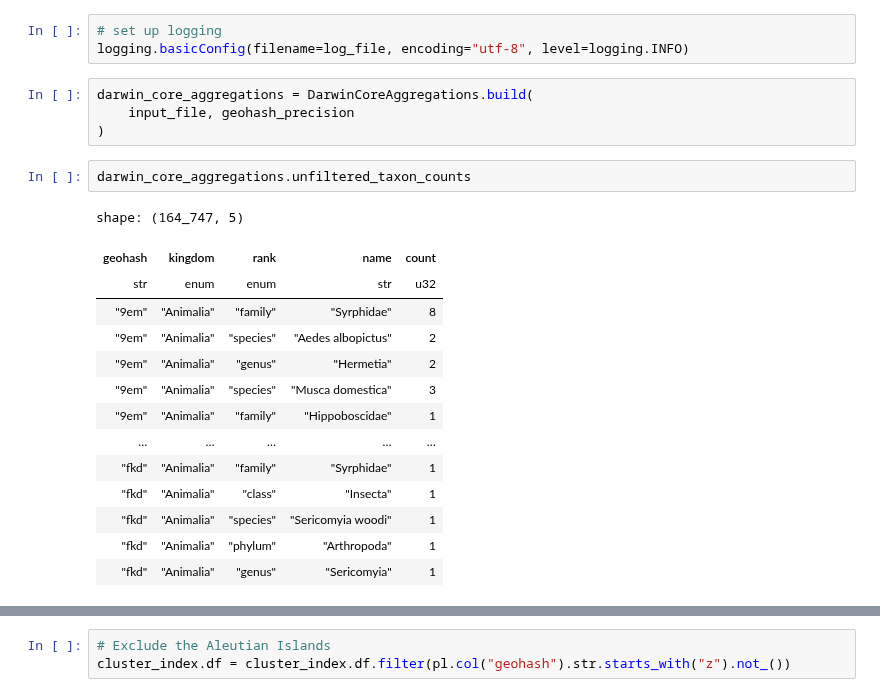
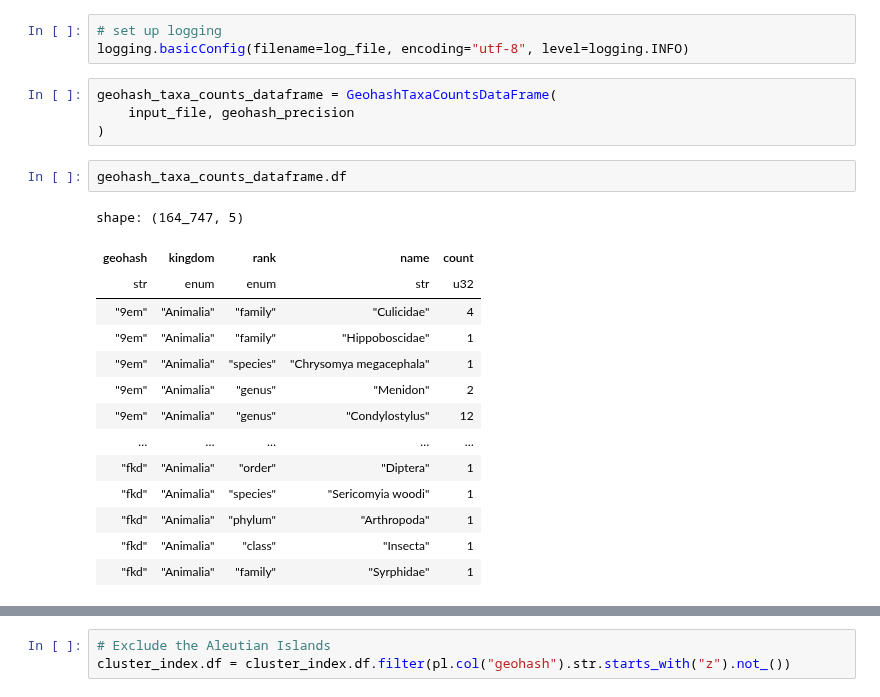
Before and after one commit to frewsxcv/citizen-science-bioregionalization, a Jupyter notebook: Workspace.ipynb, the cells around one changed output, grey strips where cells are left out. Cells and saved outputs as stored; diff of their text form.

```diff
--- a/Workspace.ipynb
+++ b/Workspace.ipynb
@@ -21,23 +21,23 @@ plot = True
 # set up logging
 logging.basicConfig(filename=log_file, encoding="utf-8", level=logging.INFO)
 # %%
-darwin_core_aggregations = DarwinCoreAggregations.build(
+geohash_taxa_counts_dataframe = GeohashTaxaCountsDataFrame(
     input_file, geohash_precision
 )
 # %%
-darwin_core_aggregations.unfiltered_taxon_counts
+geohash_taxa_counts_dataframe.df
 # %% [output]
 shape: (164_747, 5)
 | geohash | kingdom | rank | name | count |
 | str | enum | enum | str | u32 |
-| "9em" | "Animalia" | "family" | "Syrphidae" | 8 |
-| "9em" | "Animalia" | "species" | "Aedes albopictus" | 2 |
-| "9em" | "Animalia" | "genus" | "Hermetia" | 2 |
-| "9em" | "Animalia" | "species" | "Musca domestica" | 3 |
+| "9em" | "Animalia" | "family" | "Culicidae" | 4 |
 | "9em" | "Animalia" | "family" | "Hippoboscidae" | 1 |
+| "9em" | "Animalia" | "species" | "Chrysomya megacephala" | 1 |
+| "9em" | "Animalia" | "genus" | "Menidon" | 2 |
+| "9em" | "Animalia" | "genus" | "Condylostylus" | 12 |
 | … | … | … | … | … |
-| "fkd" | "Animalia" | "family" | "Syrphidae" | 1 |
-| "fkd" | "Animalia" | "class" | "Insecta" | 1 |
+| "fkd" | "Animalia" | "order" | "Diptera" | 1 |
 | "fkd" | "Animalia" | "species" | "Sericomyia woodi" | 1 |
 | "fkd" | "Animalia" | "phylum" | "Arthropoda" | 1 |
-| "fkd" | "Animalia" | "genus" | "Sericomyia" | 1 |
+| "fkd" | "Animalia" | "class" | "Insecta" | 1 |
+| "fkd" | "Animalia" | "family" | "Syrphidae" | 1 |
```
Also changed, not shown: parts of 6 cells of this notebook, 8 other files.
